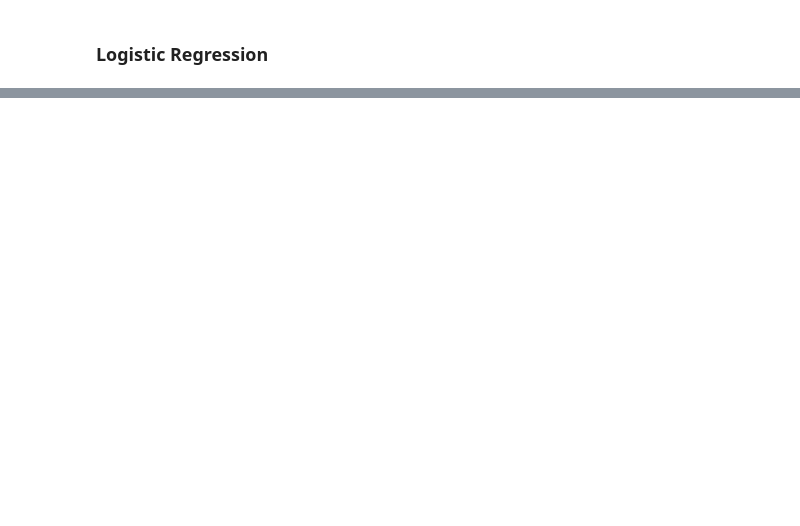
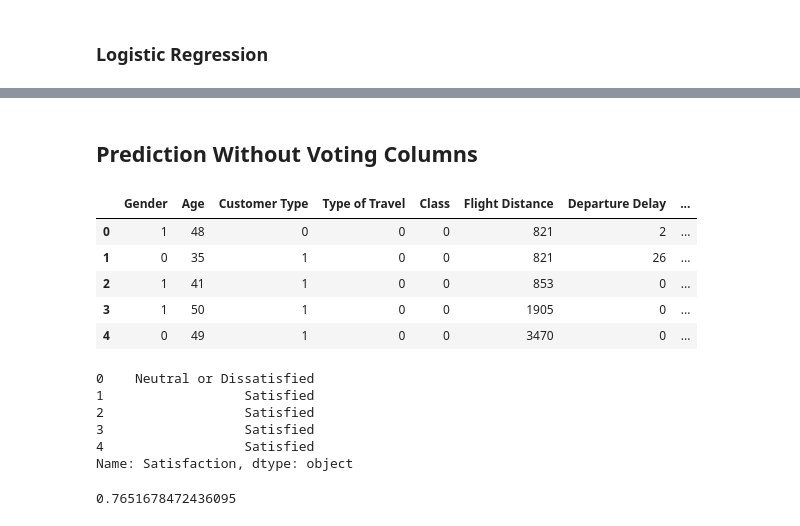
Before and after one commit to S0fft/Airline-Passenger-Satisfaction, a Jupyter notebook: airline_passenger_satisfaction.ipynb, the cells around one changed output, grey strips where cells are left out. Saved outputs shown, nothing was run; the diff lists cells and outputs as text; code cells hidden in the pictures; blank space fills up the shorter version.

Commit message:
add Prediction Without Voting Columns section, drop customers reviews, add test-inputs for hand-testing

```diff
--- a/airline_passenger_satisfaction.ipynb
+++ b/airline_passenger_satisfaction.ipynb
@@ -430,0 +431,40 @@ model_score
+# %% [markdown]
+## Prediction Without Voting Columns
+# %%
+X = df[['Gender', 'Age', 'Customer Type', 'Type of Travel', 'Class', 'Flight Distance', 'Departure Delay', 'Arrival Delay']]
+X.head()
+# %% [output]
+|  | Gender | Age | Customer Type | Type of Travel | Class | Flight Distance | Departure Delay | ... |
+| 0 | 1 | 48 | 0 | 0 | 0 | 821 | 2 | ... |
+| 1 | 0 | 35 | 1 | 0 | 0 | 821 | 26 | ... |
+| 2 | 1 | 41 | 1 | 0 | 0 | 853 | 0 | ... |
+| 3 | 1 | 50 | 1 | 0 | 0 | 1905 | 0 | ... |
+| 4 | 0 | 49 | 1 | 0 | 0 | 3470 | 0 | ... |
+# %%
+y = df['Satisfaction']
+y.head()
+# %% [output]
+0    Neutral or Dissatisfied
+1                  Satisfied
+2                  Satisfied
+3                  Satisfied
+4                  Satisfied
+Name: Satisfaction, dtype: object
+# %%
+from sklearn.ensemble import RandomForestClassifier
+from sklearn.model_selection import train_test_split
+from sklearn.metrics import accuracy_score
+
+model = RandomForestClassifier()
+
+X_train, X_test, y_train, y_test = train_test_split(X, y, test_size=0.2)
+
+model.fit(X_train, y_train)
+
+predictions = model.predict(X_test)
+predictions
+
+model_score = accuracy_score(y_test, predictions)
+model_score
+# %% [output]
+0.7651678472436095
```
Also changed, not shown: parts of 8 cells of this notebook.
